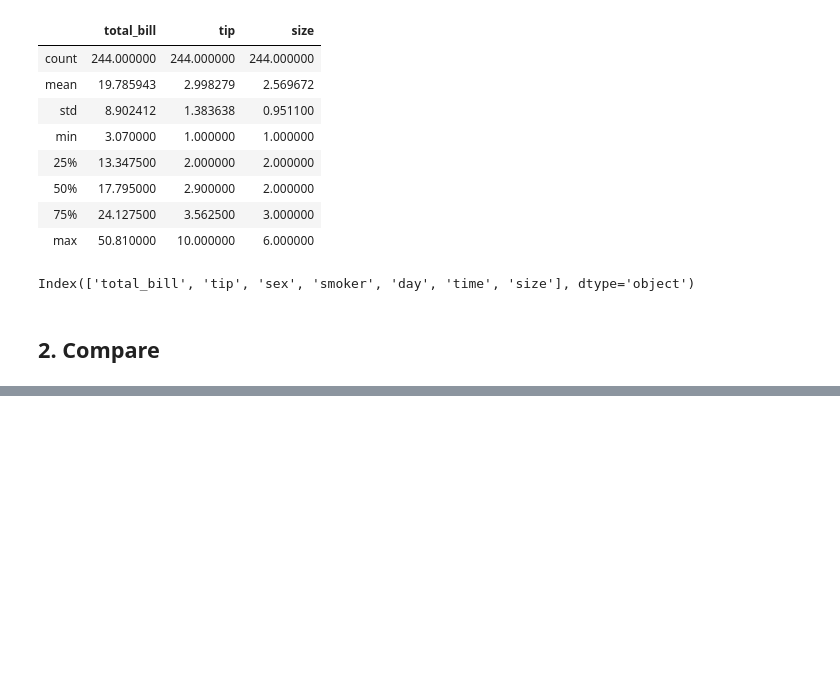
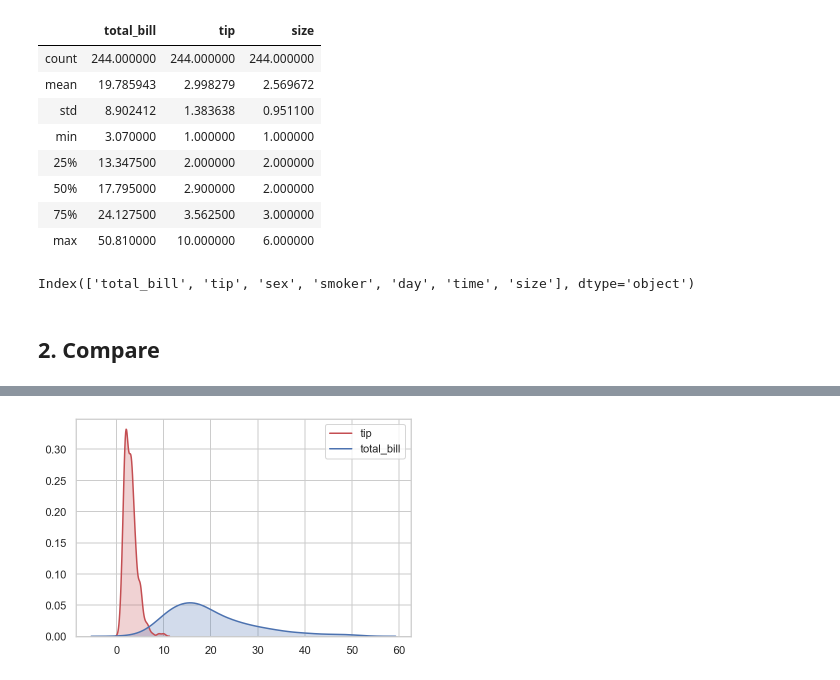
Before and after one commit to raysunau/python_data_analytics, a Jupyter notebook: Python_Data_Viz.ipynb, the cells around one changed output, grey strips where cells are left out. Drawn from its saved outputs; the diff is of its cells as text; code cells hidden in the pictures; blank space fills up the shorter version.

```diff
--- a/Python_Data_Viz.ipynb
+++ b/Python_Data_Viz.ipynb
@@ -57,0 +68,5 @@ Index(['total_bill', 'tip', 'sex', 'smoker', 'day', 'time', 'size'], dtype='obje
+# %%
+p1 = sns.kdeplot(df['tip'],shade=True,color="r")
+p2 = sns.kdeplot(df['total_bill'],shade=True,color="b")
+# %% [output]
+[figure, added]
```
Also changed, not shown: parts of 22 cells of this notebook.
